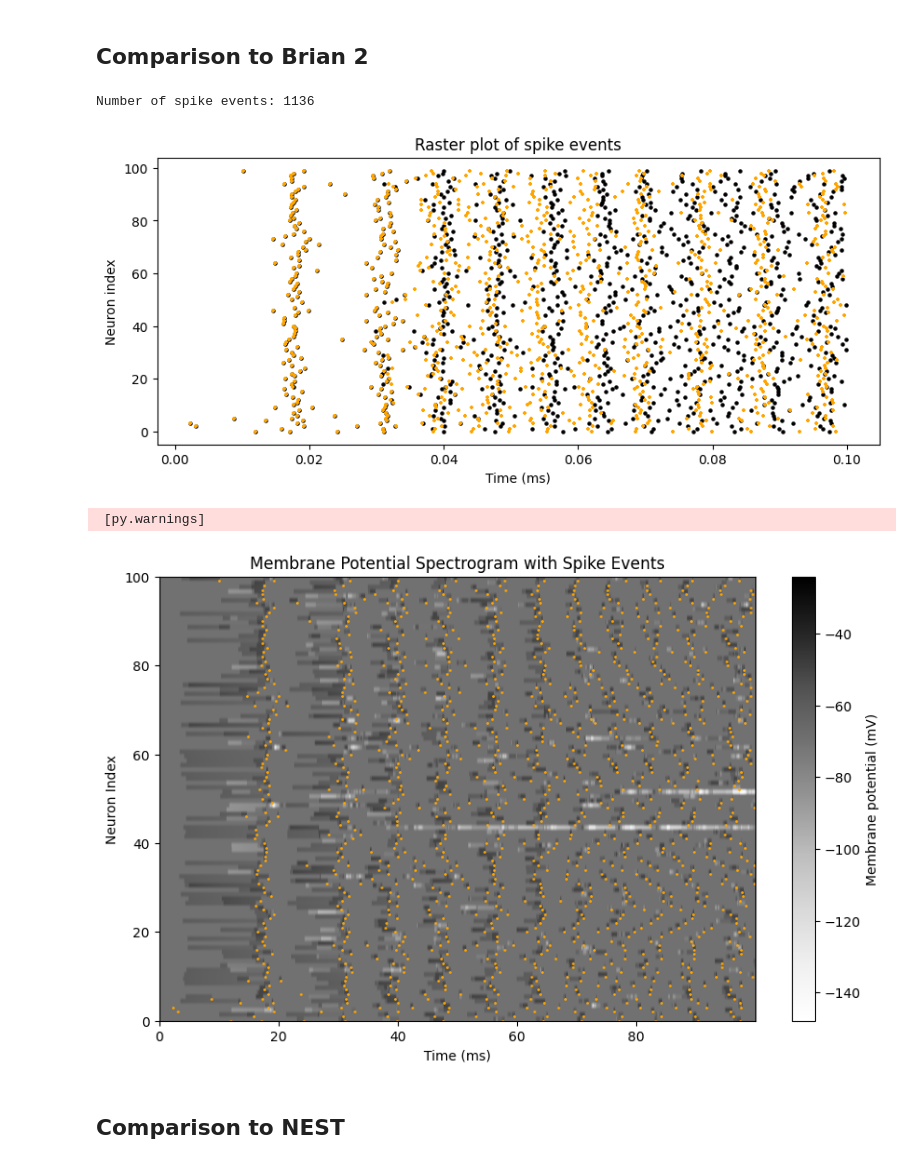
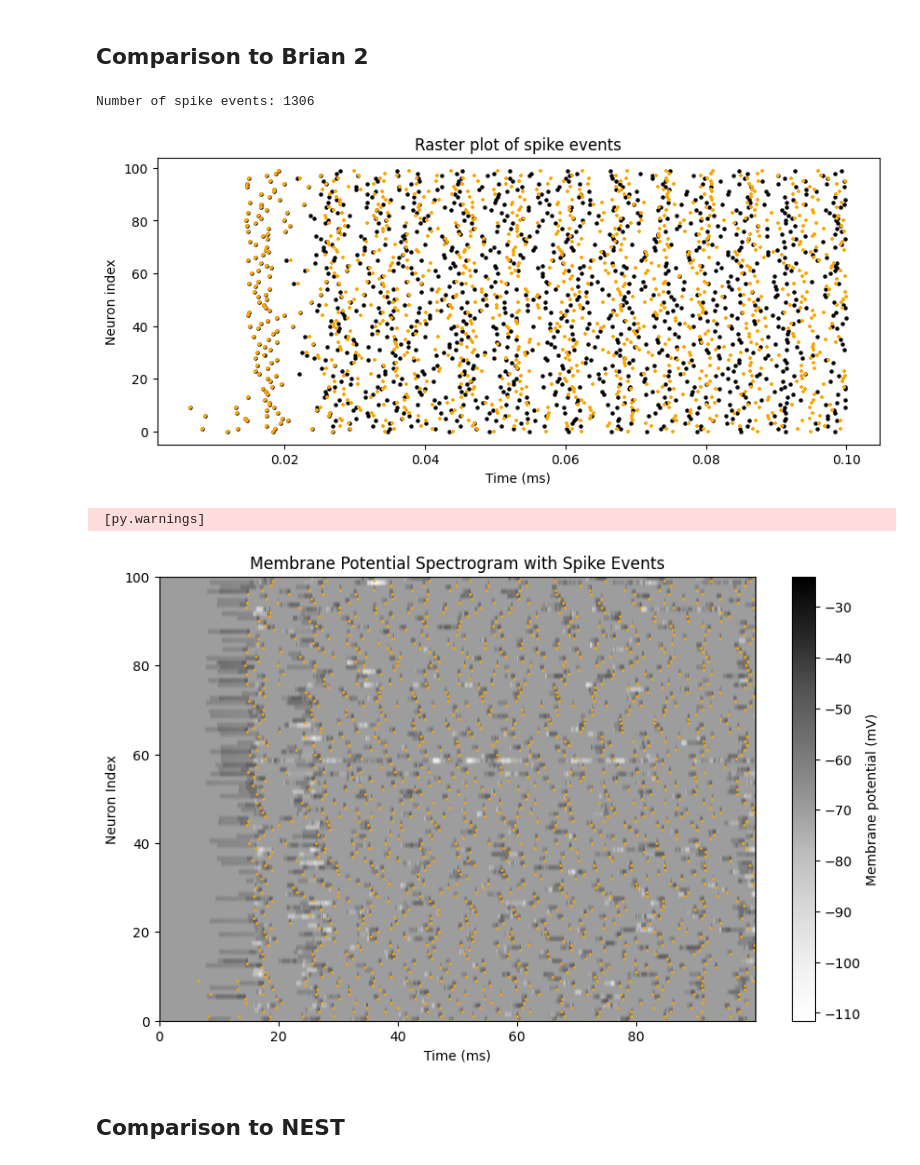
Before and after one commit to Eric-OG/snnblaze, a Jupyter notebook: examples/simple_network.ipynb, the cells around one changed output. Saved outputs shown, nothing was run; the diff lists cells and outputs as text; code cells hidden in the pictures.

```diff
--- a/examples/simple_network.ipynb
+++ b/examples/simple_network.ipynb
@@ -101,19 +102,20 @@ Observed spike events (time, neuron id): [(0.1, 0), (1.1, 1), (2.2, 4), (3.2, 2)
 import random
 
 # Neuron parameters
-tau_m = 20e-3       # membrane time constant
-v_rest = -70       # resting potential
-v_reset = -70      # reset potential after spike
-v_thresh = -50     # threshold
-refractory = 5e-3   # refractory period
+tau_m = 20e-3       # membrane time constant [s]
+C_m = 200e-12       # membrane capacitance [F]
+v_rest = -70e-3     # resting potential [V]
+v_reset = -70e-3    # reset potential after spike [V]
+v_thresh = -50e-3   # threshold [V]
+refractory = 5e-3   # refractory period [s]
 
-neuron = pb.LIFNeuron(tau_m=tau_m, v_rest=v_rest, v_reset=v_reset, v_thresh=v_thresh, refractory=refractory)
+neuron = pb.LIFNeuron(tau_m=tau_m, C_m=C_m, v_rest=v_rest, v_reset=v_reset, v_thresh=v_thresh, refractory=refractory)
 
 # Network parameters
 num_neurons = 100
 connection_prob = 0.2
-weight_range_exc = (10, 10)  # Weight range for excitatory neurons
-weight_range_inh = (-15, -15)  # Weight range for inhibitory neurons
+weight_range_exc = (1.5e-12, 1.5e-12)  # Weight range for excitatory neurons
+weight_range_inh = (-2e-12, -2e-12)  # Weight range for inhibitory neurons
 delay_range = (0.001, 0.002)
 inhibitory_ratio = 0.2
 num_inhibitory = int(num_neurons * inhibitory_ratio)
@@ -146,7 +148,7 @@ for neuron_id in range(input_neurons):
         isi = random.expovariate(spike_rate)  # mean interval = 1 / spike_rate
         t += isi
         if t < t_end:
-            magnitude = 30.0  # spike magnitude
+            magnitude = 30.0*C_m  # spike magnitude
             spike_storage.append((t, neuron_id, magnitude))
 # %%
 # Initialize network and monitor
@@ -225,8 +227,8 @@ from brian2 import *
 # ==============================
 # Parameters
 # ==============================
-# LIF neuron parameters
 tau_m = 20*ms
+C = 200*pF
 v_rest = -70*mV
 v_reset = -70*mV
 v_thresh = -50*mV
@@ -237,16 +239,21 @@ defaultclock.dt = 1*us
 eqs = '''
 dv/dt = (v_rest - v) / tau_m : volt (unless refractory)
 '''
-G = NeuronGroup(num_neurons, eqs, threshold='v>v_thresh',
-                reset='v=v_reset', refractory=refractory_period,
-                method='exact')
+G = NeuronGroup(
+    num_neurons,
+    eqs,
+    threshold='v>v_thresh',
+    reset='v=v_reset',
+    refractory=refractory_period,
+    method='exact'
+)
 G.v = v_rest
 
 S = Synapses(G, G, 'w : volt', on_pre='v_post += w')
 
 for pre, post, weight, delay in graph:
     S.connect(i=pre, j=post)
-    S.w[pre, post] = weight*mV
+    S.w[pre, post] = (weight/C_m)*volt
     S.delay[pre, post] = delay*second
 
 # Convert spike_storage → arrays
@@ -259,35 +266,35 @@ times = np.round(times / dt) * dt
 
 # Remove duplicates (neuron, time) that would cause errors
 pairs = set()
 clean_indices, clean_times = [], []
 for idx, t in zip(indices, times):
     if (idx, float(t)) not in pairs:
         pairs.add((idx, float(t)))
         clean_indices.append(idx)
         clean_times.append(t)
 
 P = SpikeGeneratorGroup(input_neurons, indices=clean_indices, times=clean_times)
 SP = Synapses(P, G, on_pre='v_post += 30*mV')  # input strength
 SP.connect(i=np.arange(input_neurons), j=np.arange(input_neurons))
 
 spikemon = SpikeMonitor(G)
 statemon = StateMonitor(G, 'v', record=True)  # record neuron 0 as example
 
 run(0.1*second)
 
 print(f"Number of spike events: {spikemon.num_spikes}")
 
 # Raster plot
 plt.figure(figsize=(10,4))
 plt.scatter(spikemon.t/second, spikemon.i, s=5, c='black')
 plt.scatter(spike_times, neuron_ids, c='orange', s=5, marker='+')
 plt.xlabel('Time (ms)')
 plt.ylabel('Neuron index')
 plt.title('Raster plot of spike events')
 plt.show()
 # %% [output]
-Number of spike events: 1136
+Number of spike events: 1306
-[figure, old version]
+[figure, new version]
 # %%
 
 v_data = statemon.v / mV  # Convert to mV for easier visualization
@@ -308,7 +315,7 @@ plt.title('Membrane Potential Spectrogram with Spike Events')
 plt.show()
 # %% [output]
  [py.warnings]
-[figure, old version]
+[figure, new version]
 # %% [markdown]
 ## Comparison to NEST
 # %%
```
Also changed, not shown: parts of 6 cells of this notebook, 5 other files.
